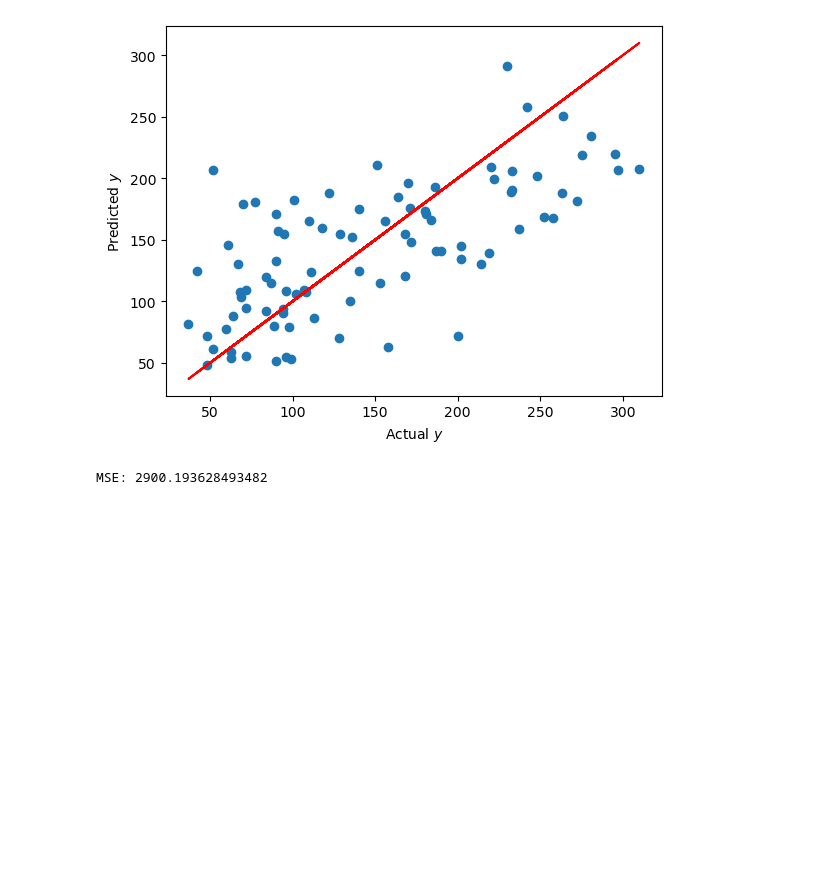
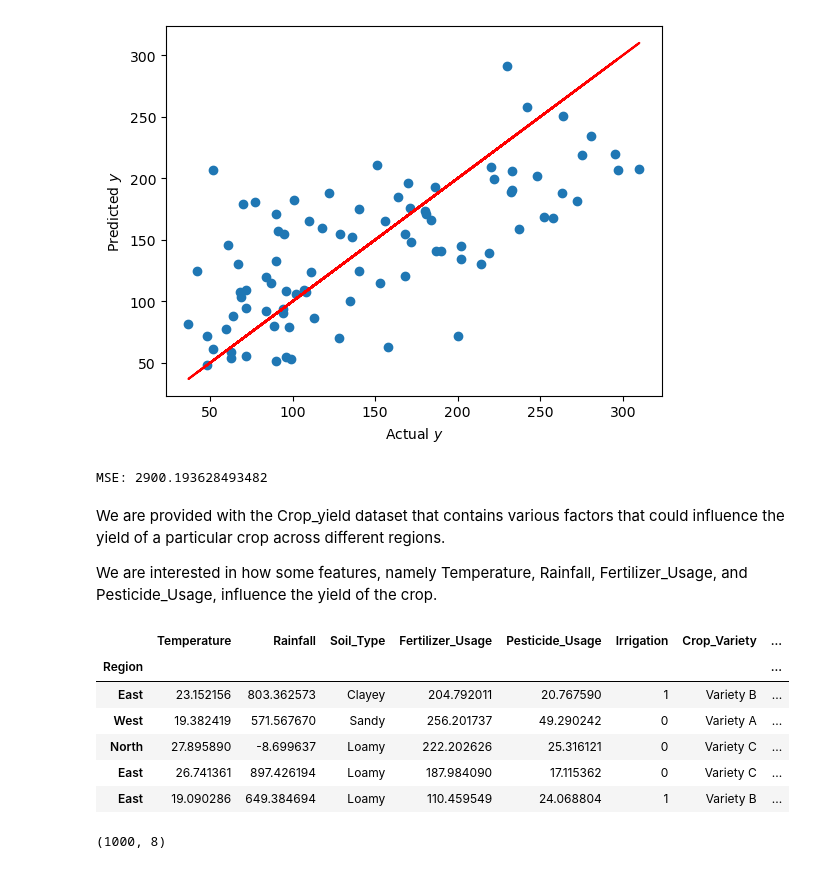
Before and after one commit to AnnCKaroki/alx_data_projects, a Jupyter notebook: data-science/Saving_and_Restoring_Models.ipynb, the cells around one changed output. Cells and saved outputs as stored; diff of their text form; code cells hidden in the pictures; blank space fills up the shorter version.

```diff
--- a/data-science/Saving_and_Restoring_Models.ipynb
+++ b/data-science/Saving_and_Restoring_Models.ipynb
@@ -104,3 +104,7 @@ y_pred = unpickled_model.predict(X_test)
 print("MSE:", mean_squared_error(y_test, y_pred))
 # %% [output]
 MSE: 2900.193628493482
+# %% [markdown]
+We are provided with the Crop_yield dataset that contains various factors that could influence the yield of a particular crop across different regions.
+
+We are interested in how some features, namely Temperature, Rainfall, Fertilizer_Usage, and Pesticide_Usage, influence the yield of the crop.
@@ -106,0 +120,16 @@ MSE: 2900.193628493482
+# %%
+#import dataset
+df = pd.read_csv('https://raw.githubusercontent.com/Explore-AI/Public-Data/master/Data/Python/Crop_yield.csv', index_col=0)
+df.head()
+# %% [output]
+|  | Temperature | Rainfall | Soil_Type | Fertilizer_Usage | Pesticide_Usage | Irrigation | Crop_Variety | ... |
+| Region |  |  |  |  |  |  |  | ... |
+| East | 23.152156 | 803.362573 | Clayey | 204.792011 | 20.767590 | 1 | Variety B | ... |
+| West | 19.382419 | 571.567670 | Sandy | 256.201737 | 49.290242 | 0 | Variety A | ... |
+| North | 27.895890 | -8.699637 | Loamy | 222.202626 | 25.316121 | 0 | Variety C | ... |
+| East | 26.741361 | 897.426194 | Loamy | 187.984090 | 17.115362 | 0 | Variety C | ... |
+| East | 19.090286 | 649.384694 | Loamy | 110.459549 | 24.068804 | 1 | Variety B | ... |
+# %%
+df.shape
+# %% [output]
+(1000, 8)
```
Also changed, not shown: parts of 9 cells of this notebook.
